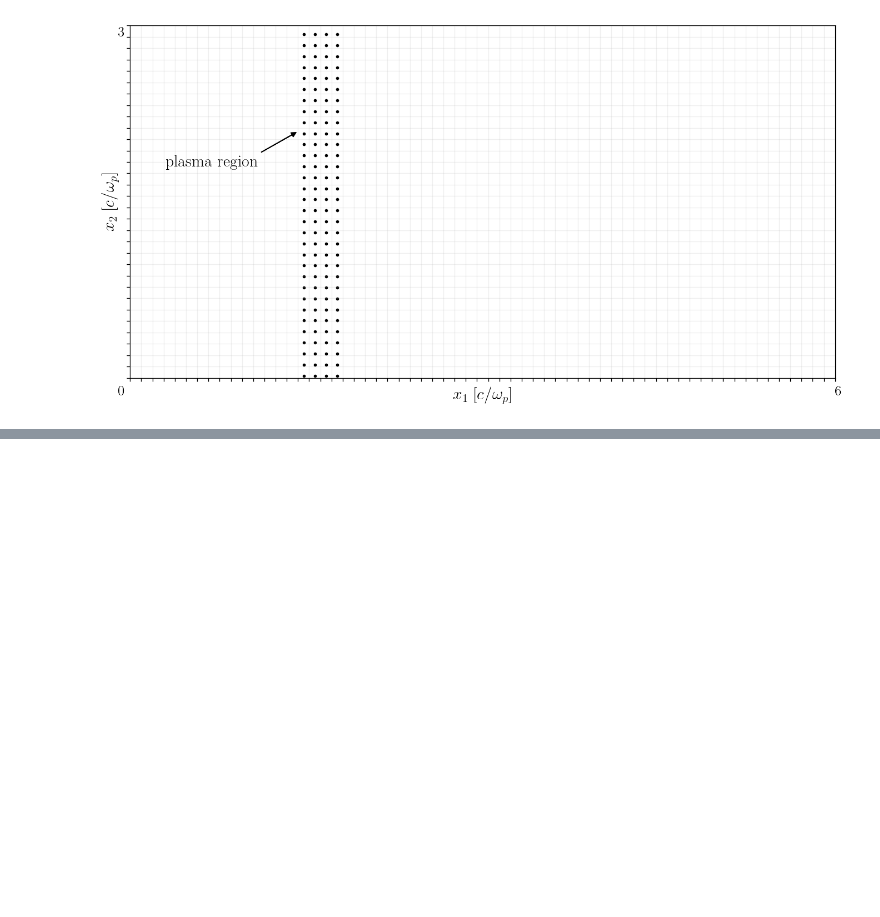
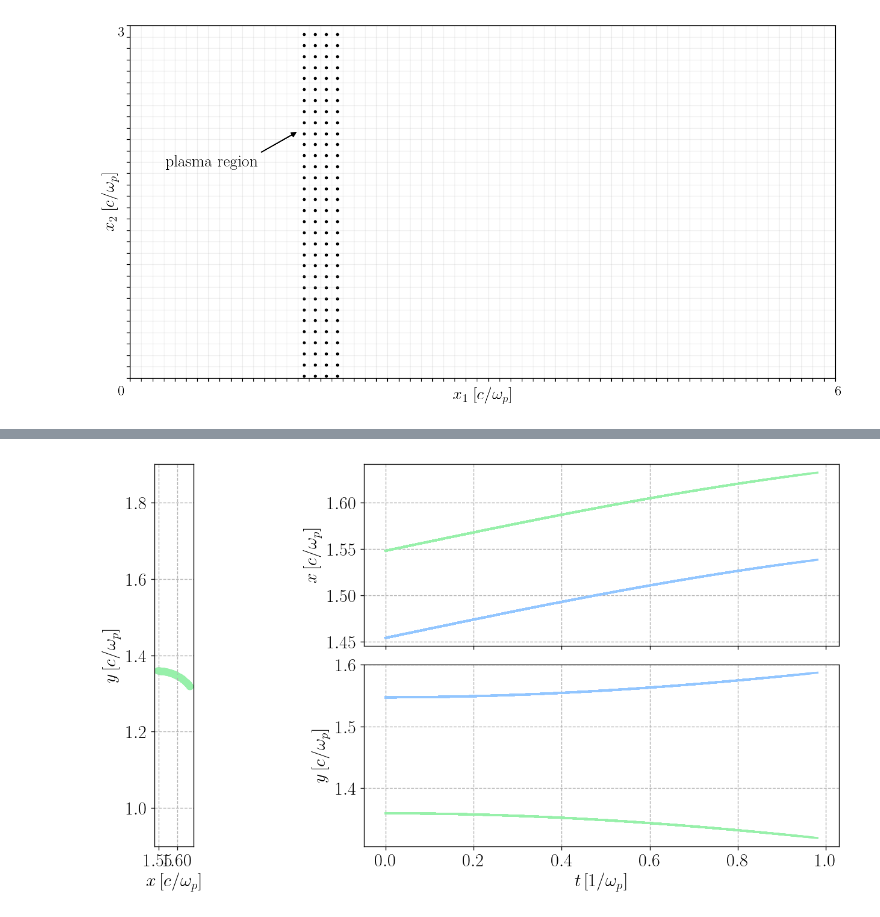
Before and after one commit to pardallio/zpic, a Jupyter notebook: python/ExB Drift.ipynb, the cells around one changed output, grey strips where cells are left out. Cells and saved outputs as stored; diff of their text form; code cells hidden in the pictures; blank space fills up the shorter version.

```diff
--- a/python/ExB Drift.ipynb
+++ b/python/ExB Drift.ipynb
@@ -251,0 +313,67 @@ plt.savefig("plasm.png")
+# %%
+import matplotlib.pyplot as plt
+import numpy as np
+from matplotlib import animation
+from IPython.display import HTML
+
+import numpy as np
+from matplotlib import pyplot as plt
+
+from matplotlib.animation import FuncAnimation
+#fig, axes = plt.subplots(2)
+
+fig=plt.figure(figsize=(14, 7), dpi=120)
+plt.rcParams.update({'font.size': 18})
+mpl.rc('text', usetex = 'True')
+mpl.rc('font', family = 'serif')
+
+gs2 = gridspec.GridSpec(2, 2, hspace=0.1,width_ratios=[1, 2])
+
+ax = plt.subplot(gs2[:, 0])
+line1,=ax.plot([],[],lw=2,alpha=0.7,c="C0")
+
+ax2 = plt.subplot(gs2[0,1])
+ax3 = plt.subplot(gs2[1,1])
+
+def init():
+    line1.set_data([],[])
+    return line1,
+
+def animate(i):
+    #print(i,"of",len(t-1))
+    line1.set_data(e_posx_t[:i],e_posy_t[:i])
+    #ax.plot(e_posx_t[:i],e_posy_t[:i],lw=2,alpha=0.7,c="C0")
+    #ax.scatter(e_posx_t[i],e_posy_t[i],color="C0")
+    ax.plot(p_posx_t[:i],p_posy_t[:i],lw=2,alpha=0.7,c="C1")
+    ax.scatter(p_posx_t[i],p_posy_t[i],c="C1")
+    ax.grid(True,ls="--")
+    ax.set_xlabel("$x\,[c/\omega_p]$")
+    ax.set_ylabel("$y\,[c/\omega_p]$")
+    ax.set_aspect('equal')
+    ax.set_ylim(0.9,1.9)
+    #ax.set_title("t={:.2f}$1/\omega_p$".format(sim.t))
+    #ax.text(0.5, 1.01, "t={:.2f} $1/\omega_p$".format(t[i]), transform=ax.transAxes)
+
+
+    ax2.plot(t[:i],e_posx_t[:i],lw=2,label="electrons",c="C0")
+    ax2.plot(t[:i],p_posx_t[:i],lw=2,label="positrons",c="C1")
+    ax2.set_xticklabels([])
+    ax2.grid(True,ls="--")
+    ax2.set_ylabel("$x\,[c/\omega_p]$")
+    if (i==len(t)-1):
+        ax2.legend(loc=2)
+
+
+    ax3.plot(t[:i],e_posy_t[:i],lw=2,c="C0")
+    ax3.plot(t[:i],p_posy_t[:i],lw=2,c="C1")
+    ax3.set_ylabel("$y\,[c/\omega_p]$")
+    ax3.set_xlabel("$t\,[1/\omega_p]$")
+    ax3.grid(True,ls="--")
+    print(i)
+    return line1,
+
+anim = FuncAnimation(fig, animate, init_func=init,
+                               frames=100, interval=20, blit=True)
+
+HTML(anim.to_html5_video())
+# %% [output]
@@ -251,0 +398 @@ plt.savefig("plasm.png")
+[figure, added]
```
Also changed, not shown: parts of 5 cells of this notebook.
